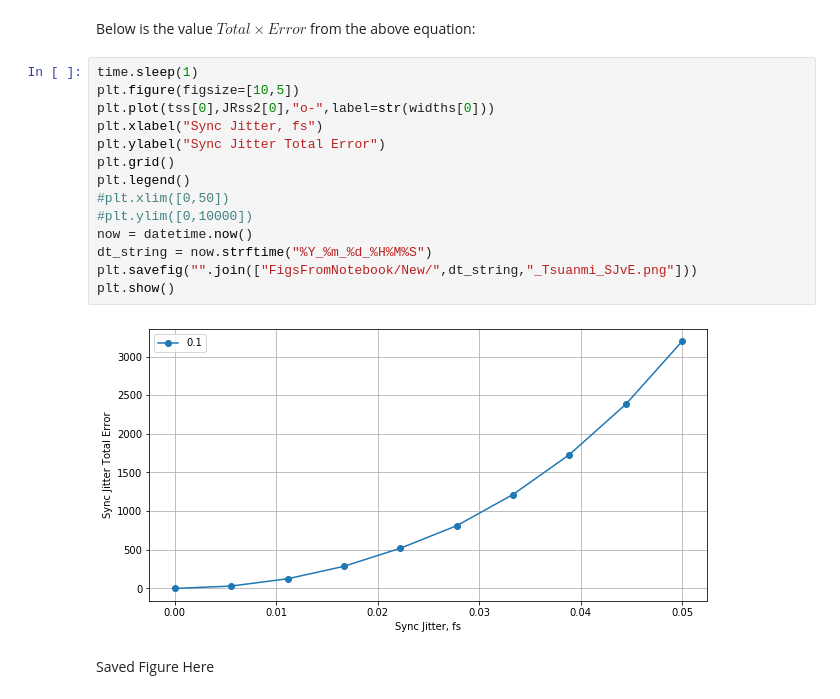
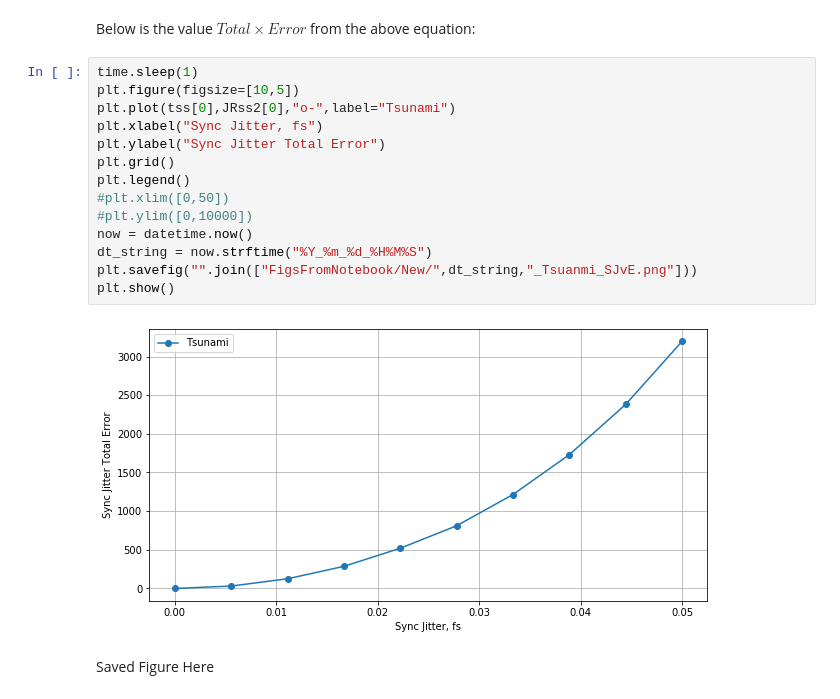
Before and after one commit to 2Phyzzy/QuantumRelay, a Jupyter notebook: Laser Decision.ipynb, the cells around one changed output. Cells and saved outputs as stored; diff of their text form.

```diff
--- a/Laser Decision.ipynb
+++ b/Laser Decision.ipynb
@@ -625,19 +625,19 @@ Below is the value $Total \times Error$ from the above equation:
 # %%
 time.sleep(1)
 plt.figure(figsize=[10,5])
-plt.plot(tss[0],JRss2[0],"o-",label=str(widths[0]))
+plt.plot(tss[0],JRss2[0],"o-",label="Tsunami")
 plt.xlabel("Sync Jitter, fs")
 plt.ylabel("Sync Jitter Total Error")
 plt.grid()
 plt.legend()
 #plt.xlim([0,50])
 #plt.ylim([0,10000])
 now = datetime.now()
 dt_string = now.strftime("%Y_%m_%d_%H%M%S")
 plt.savefig("".join(["FigsFromNotebook/New/",dt_string,"_Tsuanmi_SJvE.png"]))
 plt.show()
 # %% [output]
-[figure, old version]
+[figure, new version]
 # %% [markdown]
 Saved Figure Here
 
```
Also changed, not shown: parts of 13 cells of this notebook, 22 other files.
